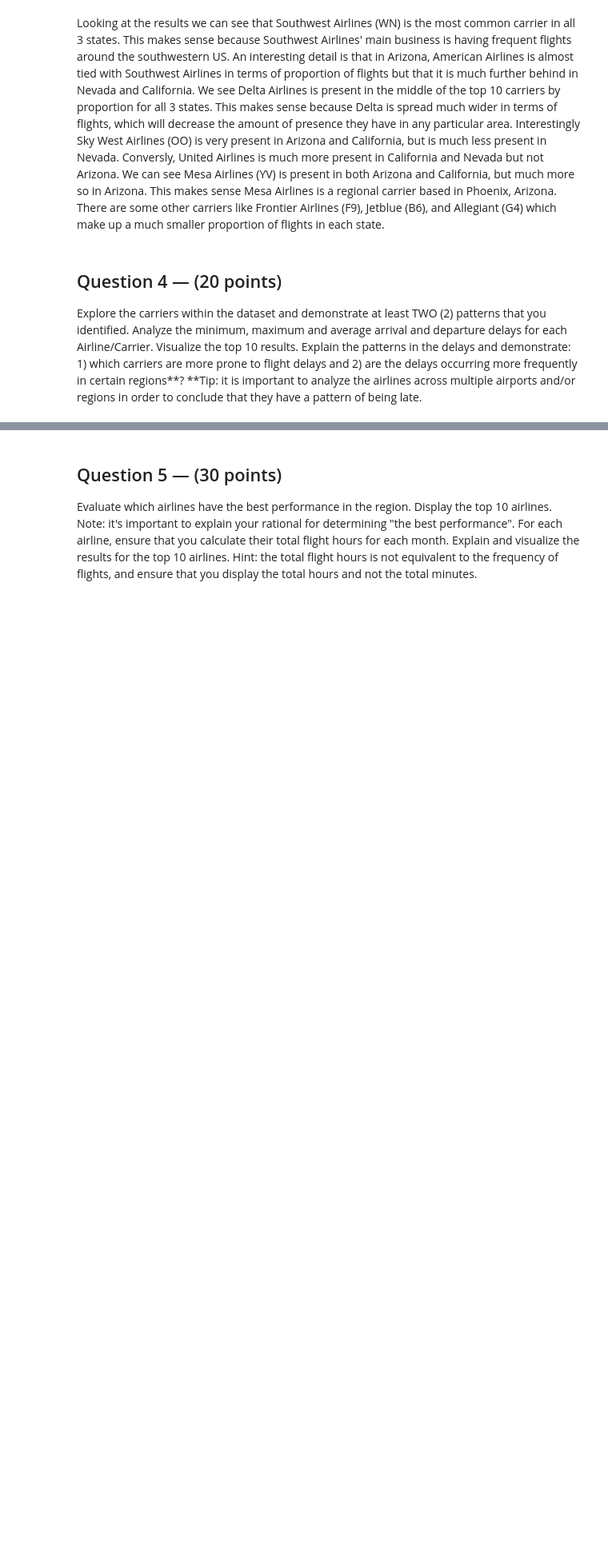
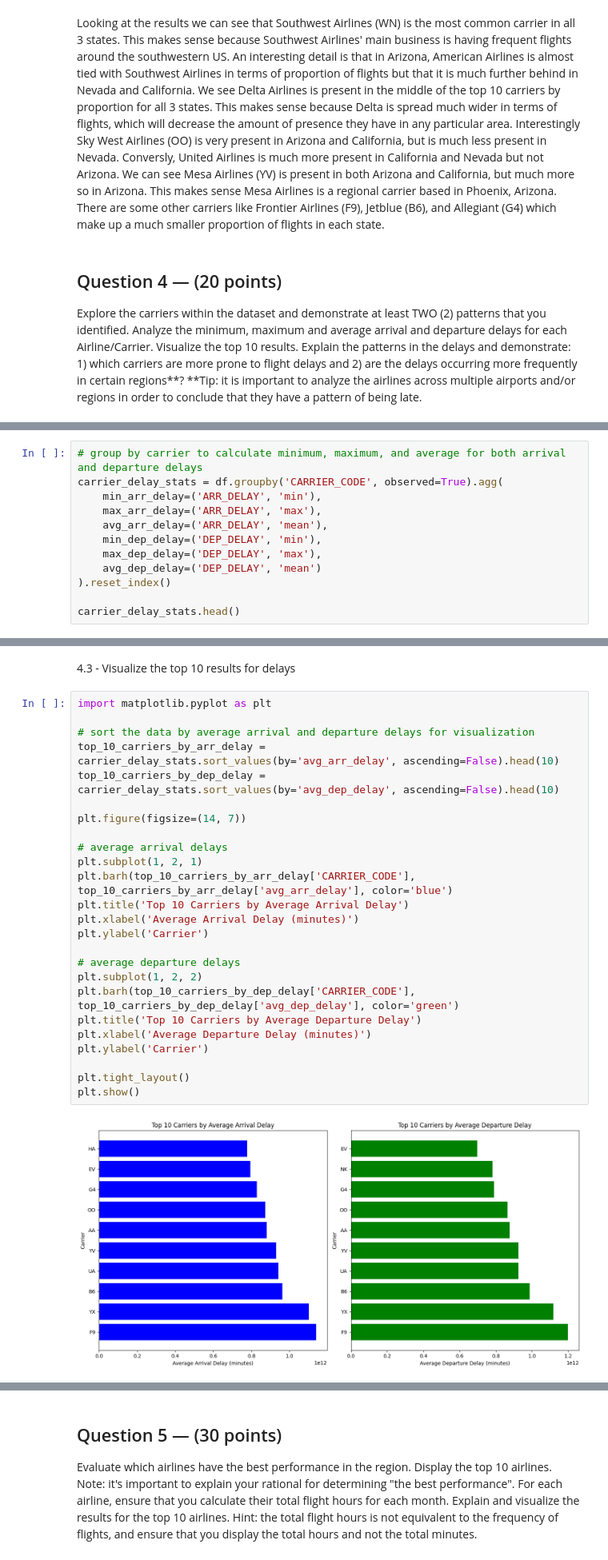
Before and after one commit to inacarr/ds3000group34, a Jupyter notebook: DS3000.Practicum34.ipynb, the cells around one changed output, grey strips where cells are left out. Shown at 80% size. Saved outputs shown, nothing was run; the diff lists cells and outputs as text; blank space fills up the shorter version.

```diff
--- a/DS3000.Practicum34.ipynb
+++ b/DS3000.Practicum34.ipynb
@@ -425,0 +520,12 @@ Analyze the minimum, maximum and average arrival and departure delays for each A
+# %%
+# group by carrier to calculate minimum, maximum, and average for both arrival and departure delays
+carrier_delay_stats = df.groupby('CARRIER_CODE', observed=True).agg(
+    min_arr_delay=('ARR_DELAY', 'min'),
+    max_arr_delay=('ARR_DELAY', 'max'),
+    avg_arr_delay=('ARR_DELAY', 'mean'),
+    min_dep_delay=('DEP_DELAY', 'min'),
+    max_dep_delay=('DEP_DELAY', 'max'),
+    avg_dep_delay=('DEP_DELAY', 'mean')
+).reset_index()
+
+carrier_delay_stats.head()
@@ -425,0 +541,29 @@ Analyze the minimum, maximum and average arrival and departure delays for each A
+# %% [markdown]
+4.3 - Visualize the top 10 results for delays
+# %%
+import matplotlib.pyplot as plt
+
+# sort the data by average arrival and departure delays for visualization
+top_10_carriers_by_arr_delay = carrier_delay_stats.sort_values(by='avg_arr_delay', ascending=False).head(10)
+top_10_carriers_by_dep_delay = carrier_delay_stats.sort_values(by='avg_dep_delay', ascending=False).head(10)
+
+plt.figure(figsize=(14, 7))
+
+# average arrival delays
+plt.subplot(1, 2, 1)
+plt.barh(top_10_carriers_by_arr_delay['CARRIER_CODE'], top_10_carriers_by_arr_delay['avg_arr_delay'], color='blue')
+plt.title('Top 10 Carriers by Average Arrival Delay')
+plt.xlabel('Average Arrival Delay (minutes)')
+plt.ylabel('Carrier')
+
+# average departure delays
+plt.subplot(1, 2, 2)
+plt.barh(top_10_carriers_by_dep_delay['CARRIER_CODE'], top_10_carriers_by_dep_delay['avg_dep_delay'], color='green')
+plt.title('Top 10 Carriers by Average Departure Delay')
+plt.xlabel('Average Departure Delay (minutes)')
+plt.ylabel('Carrier')
+
+plt.tight_layout()
+plt.show()
+# %% [output]
+[figure, added]
```
Also changed, not shown: parts of 12 cells of this notebook.
